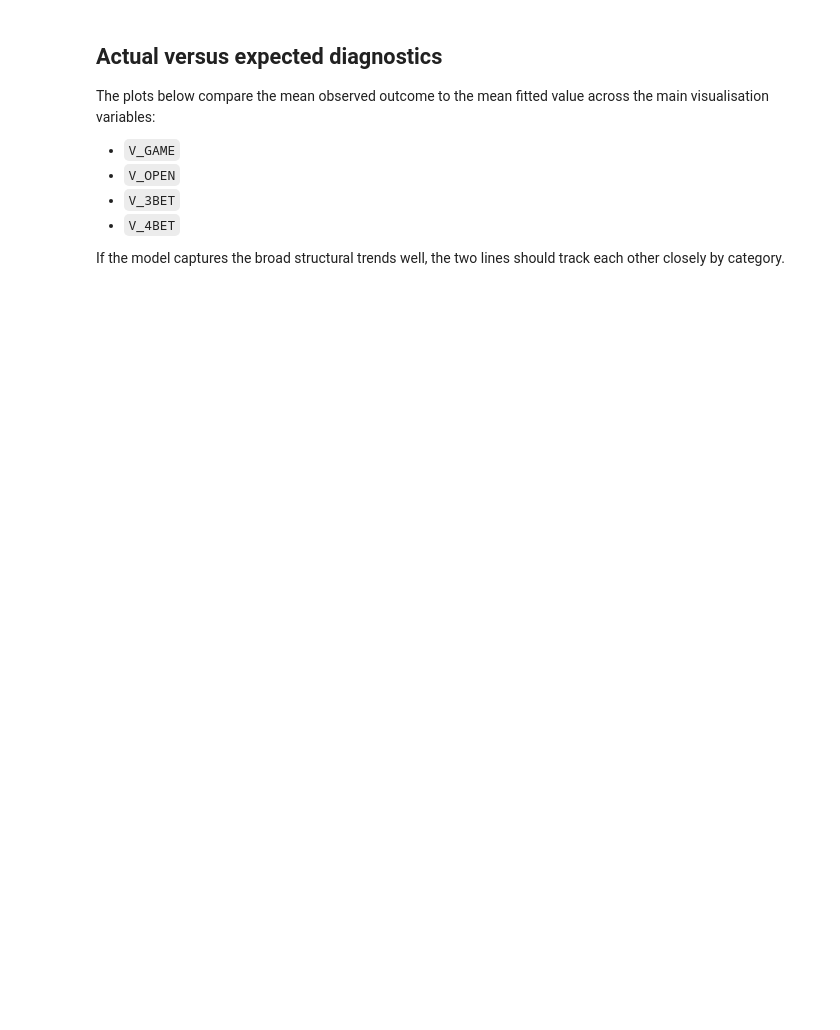
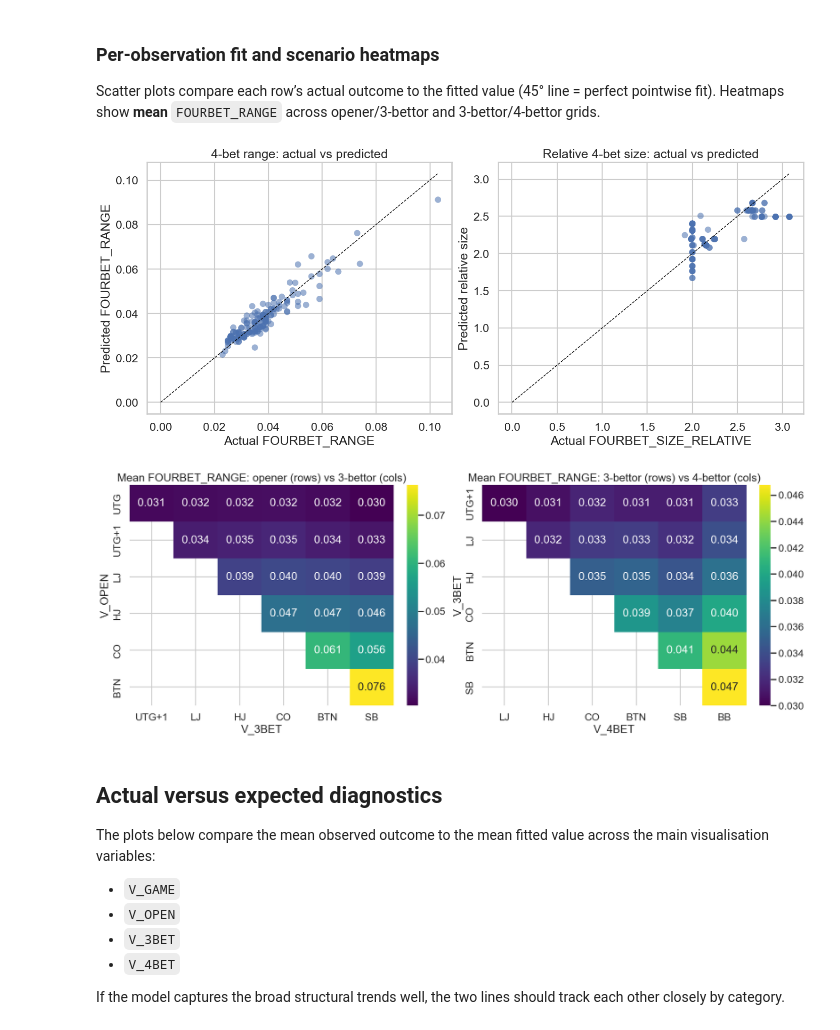
Before and after one commit to uys-pokerhero/poker-lab, a Jupyter notebook: notebooks/fourbet_analysis.ipynb, the cells around one changed output. Saved outputs shown, nothing was run; the diff lists cells and outputs as text; code cells hidden in the pictures; blank space fills up the shorter version.

```diff
--- a/notebooks/fourbet_analysis.ipynb
+++ b/notebooks/fourbet_analysis.ipynb
@@ -286,14 +314,9 @@ def forward_aic_selection(response: str, candidate_terms: Iterable[str], data: p
 # %%
-COMMON_TERMS = [
-    "C(V_GAME)",
-    "C(V_OPEN)",
-    "C(V_3BET)",
-    "C(V_4BET)",
+# Numeric / engineered features only (no C(V_GAME), position factors, or one-hot dummies).
+NUMERIC_TERMS = [
     "OPEN_SIZE_ABS",
     "Q('3BET_SIZE_ABS')",
     "THREEBET_OVER_OPEN",
-    "FOURBET_OVER_OPEN",
-    "SIZE_GAP_ABS",
     "OPEN_IS_EARLY",
     "OPEN_IS_LATE",
     "THREEBETTER_IN_BLINDS",
@@ -304,10 +327,5 @@ COMMON_TERMS = [
     "OPEN_TO_THREEBET_DISTANCE",
     "THREEBET_TO_FOURBET_DISTANCE",
     "OPEN_TO_FOURBET_DISTANCE",
-    "C(V_GAME):THREEBET_OVER_OPEN",
-    "C(V_GAME):OPEN_TO_FOURBET_DISTANCE",
-    "C(V_4BET):THREEBETTER_IN_BLINDS",
-    "C(V_OPEN):C(V_3BET)",
-    "C(V_3BET):C(V_4BET)",
 ]
 # %%
@@ -388,3 +679,40 @@ analysis_df[[
+# %% [markdown]
+### Per-observation fit and scenario heatmaps
+
+Scatter plots compare each row’s actual outcome to the fitted value (45° line = perfect pointwise fit). Heatmaps show **mean** `FOURBET_RANGE` across opener/3-bettor and 3-bettor/4-bettor grids.
+# %%
+fig, axes = plt.subplots(1, 2, figsize=(14, 6), constrained_layout=True)
+hi = max(float(analysis_df["FOURBET_RANGE"].max()), float(analysis_df["range_pred"].max()))
+axes[0].scatter(analysis_df["FOURBET_RANGE"], analysis_df["range_pred"], alpha=0.55, edgecolors="none")
+axes[0].plot([0, hi], [0, hi], color="black", linestyle="--", linewidth=1)
+axes[0].set_title("4-bet range: actual vs predicted")
+axes[0].set_xlabel("Actual FOURBET_RANGE")
+axes[0].set_ylabel("Predicted FOURBET_RANGE")
+
+hs = max(float(analysis_df["FOURBET_SIZE_RELATIVE"].max()), float(analysis_df["size_pred_relative"].max()))
+axes[1].scatter(analysis_df["FOURBET_SIZE_RELATIVE"], analysis_df["size_pred_relative"], alpha=0.55, edgecolors="none")
+axes[1].plot([0, hs], [0, hs], color="black", linestyle="--", linewidth=1)
+axes[1].set_title("Relative 4-bet size: actual vs predicted")
+axes[1].set_xlabel("Actual FOURBET_SIZE_RELATIVE")
+axes[1].set_ylabel("Predicted relative size")
+plt.show()
+
+fig, axes = plt.subplots(1, 2, figsize=(16, 6), constrained_layout=True)
+p_open = (
+    analysis_df.groupby(["V_OPEN", "V_3BET"], observed=False)["FOURBET_RANGE"].mean().unstack()
+)
+sns.heatmap(p_open, annot=True, fmt=".3f", cmap="viridis", ax=axes[0])
+axes[0].set_title("Mean FOURBET_RANGE: opener (rows) vs 3-bettor (cols)")
+
+p_34 = (
+    analysis_df.groupby(["V_3BET", "V_4BET"], observed=False)["FOURBET_RANGE"].mean().unstack()
+)
+sns.heatmap(p_34, annot=True, fmt=".3f", cmap="viridis", ax=axes[1])
+axes[1].set_title("Mean FOURBET_RANGE: 3-bettor (rows) vs 4-bettor (cols)")
+plt.show()
+# %% [output]
+[figure, added]
+[figure, added]
 # %% [markdown]
 ## Actual versus expected diagnostics
 
```
Also changed, not shown: parts of 27 cells of this notebook, 27 other files.
